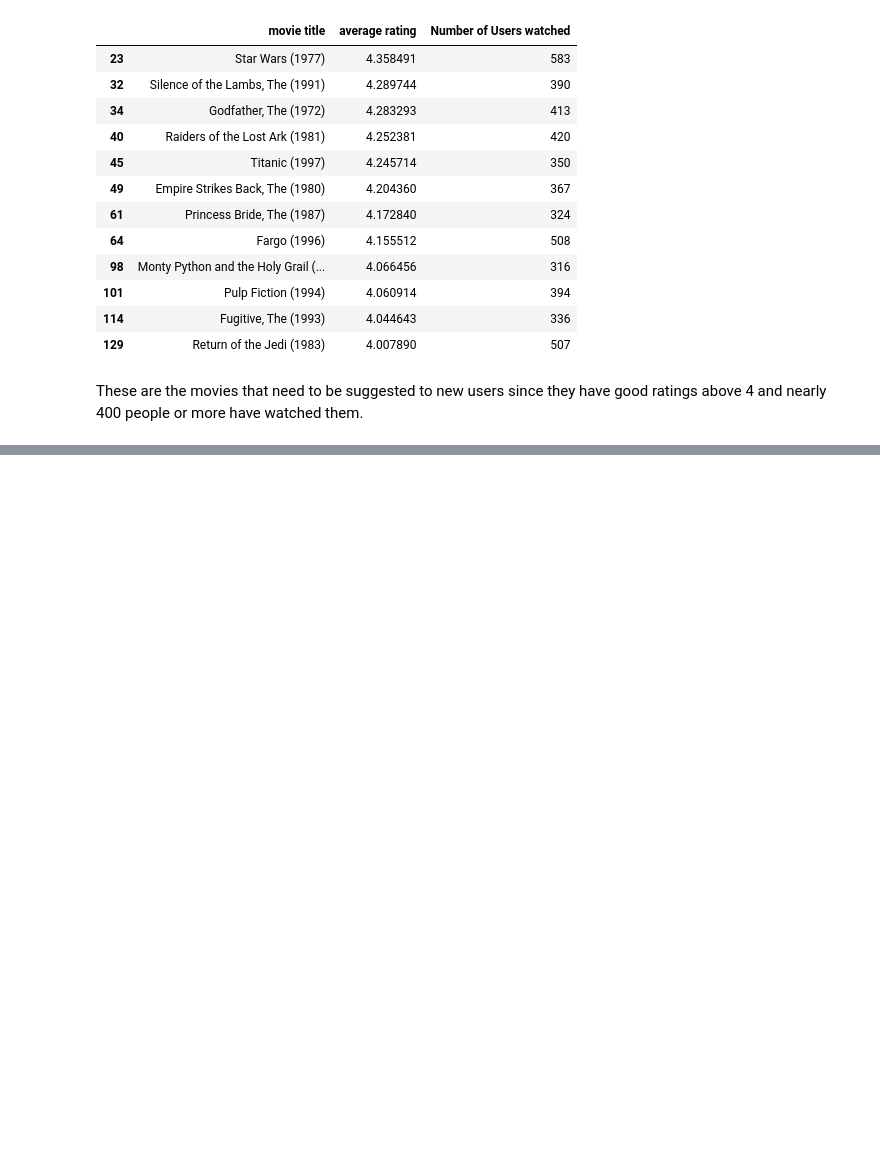
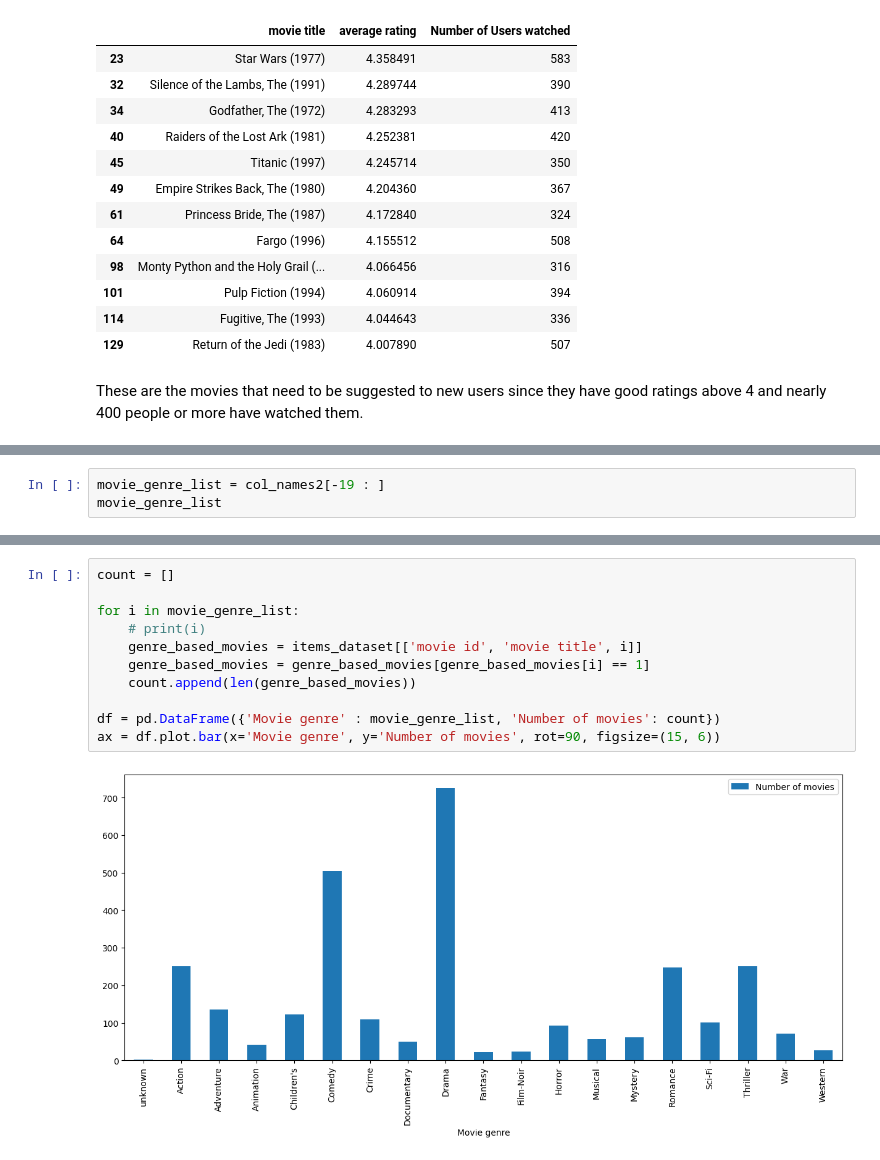
Before and after one commit to ShashankMk031/Recommendation-system, a Jupyter notebook: knowledge_based_recommender_system.ipynb, the cells around one changed output, grey strips where cells are left out. Cells and saved outputs as stored; diff of their text form; blank space fills up the shorter version.

Commit message:
Recommendation based on Movie Genre for all users

```diff
--- a/knowledge_based_recommender_system.ipynb
+++ b/knowledge_based_recommender_system.ipynb
@@ -323,0 +328,3 @@ These are the movies that need to be suggested to new users since they have good
+# %%
+movie_genre_list = col_names2[-19 : ]
+movie_genre_list
@@ -323,0 +351,13 @@ These are the movies that need to be suggested to new users since they have good
+# %%
+count = []
+
+for i in movie_genre_list:
+    # print(i)
+    genre_based_movies = items_dataset[['movie id', 'movie title', i]]
+    genre_based_movies = genre_based_movies[genre_based_movies[i] == 1]
+    count.append(len(genre_based_movies))
+
+df = pd.DataFrame({'Movie genre' : movie_genre_list, 'Number of movies': count})
+ax = df.plot.bar(x='Movie genre', y='Number of movies', rot=90, figsize=(15, 6))
+# %% [output]
+[figure, added]
```
Also changed, not shown: parts of 6 cells of this notebook.
